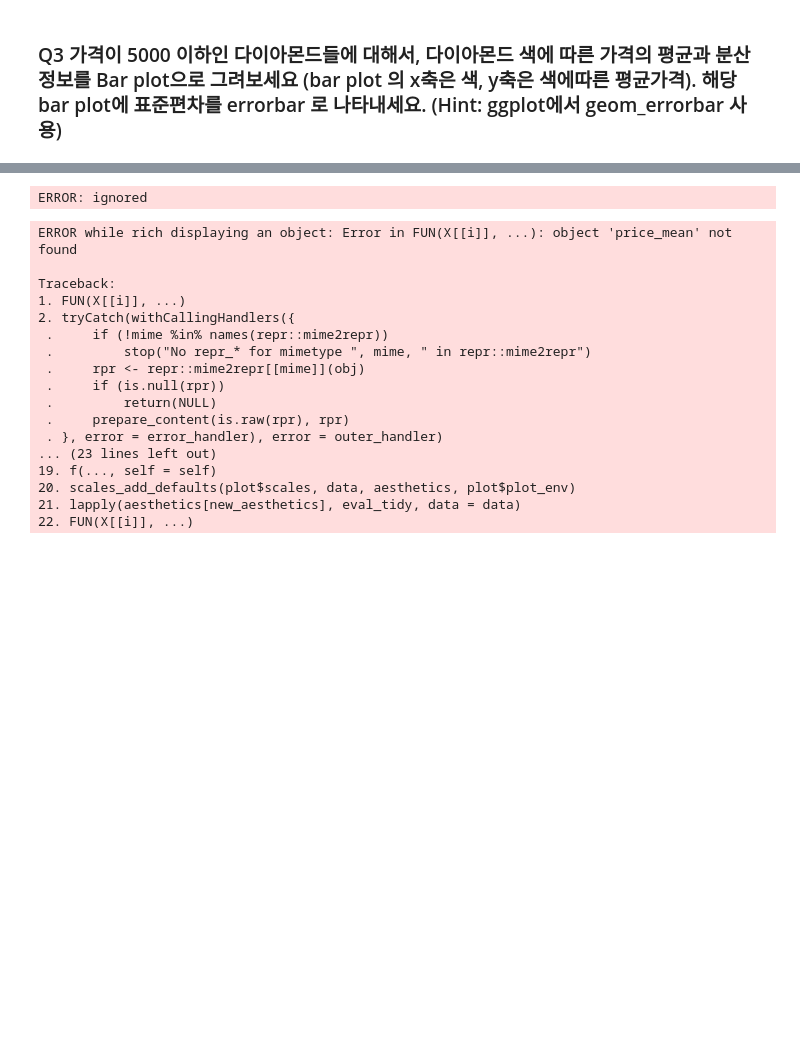
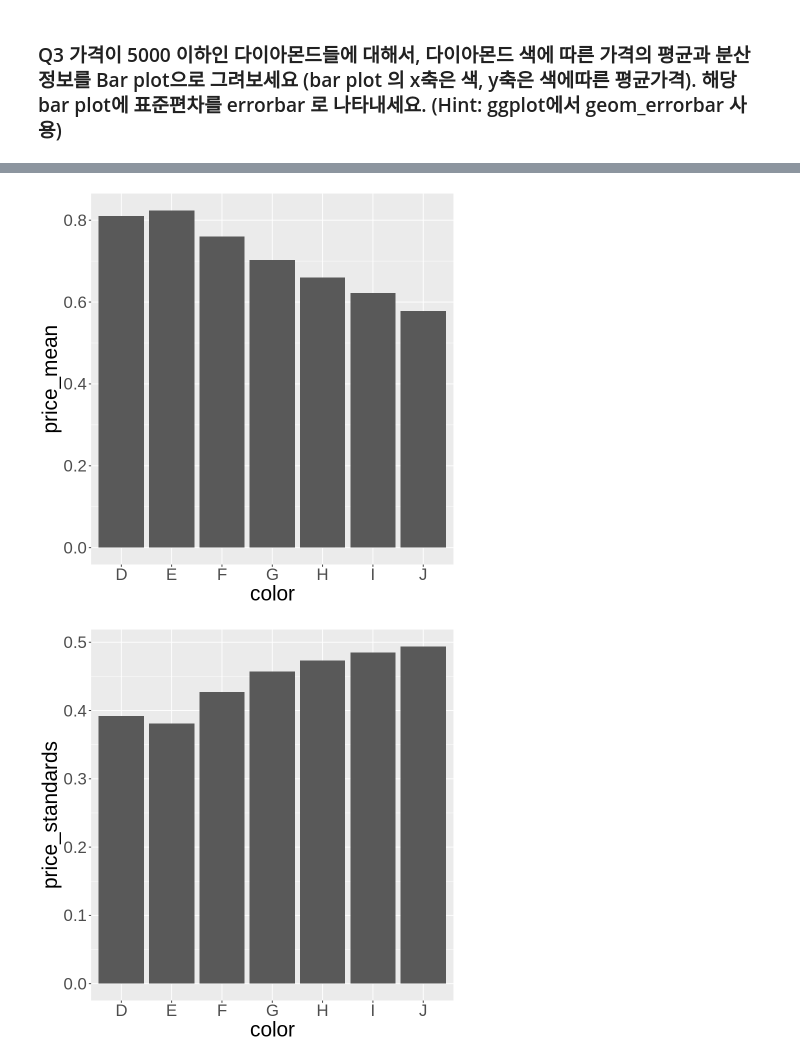
Before and after one commit to kcw0331/Environmental-Health-Big-Data-Analysis, a Jupyter notebook: 과제2/HW2.ipynb, the cells around one changed output, grey strips where cells are left out. Saved outputs shown, nothing was run; the diff lists cells and outputs as text; code cells hidden in the pictures; blank space fills up the shorter version.

```diff
--- a/과제2/HW2.ipynb
+++ b/과제2/HW2.ipynb
@@ -109,29 +123,16 @@ A tibble: 6 × 4
 # %%
 diamonds %>% group_by(color) %>%
-  filter(price <= 5000) %>%
-  summarise(price_mean = mean(price, na.rm = TRUE), price_variance = var(price, na.rm = TRUE)) %>%
-ggplot(geom_bar(mapping = aes_(x = color, y = price_mean)))
+  #filter(price <= 5000) %>%
+  summarise(price_mean = mean(price <= 5000, na.rm = TRUE), price_variance = var(price <= 5000, na.rm = TRUE)) %>%
+ggplot(mapping = aes(x = color, y = price_mean)) +
+  geom_col() + theme(text = element_text(size = 25)) +
 # %% [output]
-ERROR: ignored
+[figure, added]
-# %%
-ggplot(data = diamonds) +
-    geom_bar(mapping = aes(x = color, y = price_mean))
-# %% [output]
-ERROR while rich displaying an object: Error in FUN(X[[i]], ...): object 'price_mean' not found
-
-Traceback:
-1. FUN(X[[i]], ...)
-2. tryCatch(withCallingHandlers({
- .     if (!mime %in% names(repr::mime2repr))
- .         stop("No repr_* for mimetype ", mime, " in repr::mime2repr")
- .     rpr <- repr::mime2repr[[mime]](obj)
- .     if (is.null(rpr))
- .         return(NULL)
- .     prepare_content(is.raw(rpr), rpr)
- . }, error = error_handler), error = outer_handler)
-... (23 lines left out)
-19. f(..., self = self)
-20. scales_add_defaults(plot$scales, data, aesthetics, plot$plot_env)
-21. lapply(aesthetics[new_aesthetics], eval_tidy, data = data)
-22. FUN(X[[i]], ...)
-[figure, removed]
+# %%
+diamonds %>% group_by(color) %>%
+  #filter(price <= 5000) %>%
+  summarise(price_mean = mean(price <= 5000, na.rm = TRUE), price_standards = sd(price <= 5000, na.rm = TRUE)) %>%
+ggplot(mapping = aes(x = color, y = price_standards)) +
+  geom_col() + theme(text = element_text(size = 25))
+# %% [output]
+[figure, added]
```
Also changed, not shown: parts of 1 cell of this notebook.
